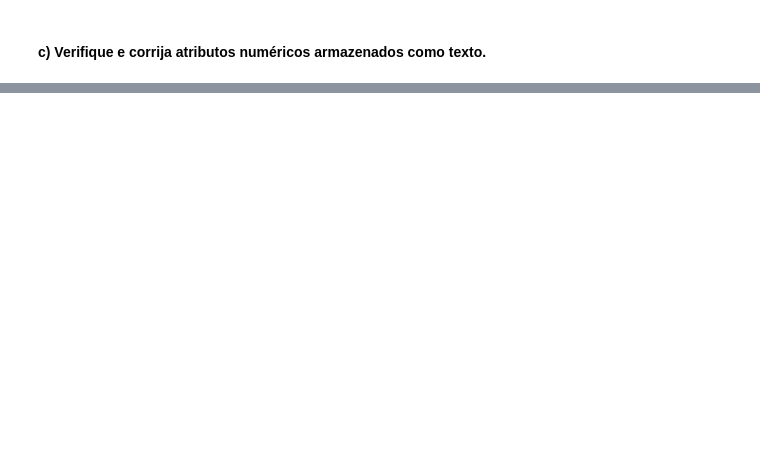
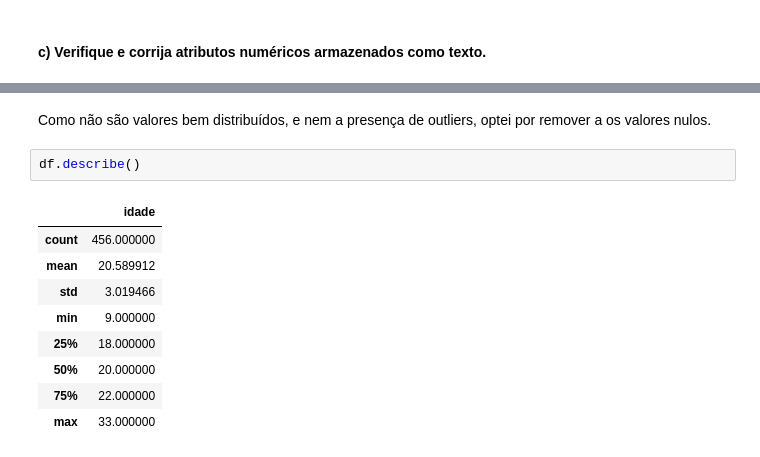
Before and after one commit to assincrono/analise-evasao-escolar, a Jupyter notebook: main.ipynb, the cells around one changed output, grey strips where cells are left out. Cells and saved outputs as stored; diff of their text form; blank space fills up the shorter version.

```diff
--- a/main.ipynb
+++ b/main.ipynb
@@ -194,0 +221,14 @@ Length: 4, dtype: string
+# %% [markdown]
+Como não são valores bem distribuídos, e nem a presença de outliers, optei por remover a os valores nulos.
+# %%
+df.describe()
+# %% [output]
+|  | idade |
+| count | 456.000000 |
+| mean | 20.589912 |
+| std | 3.019466 |
+| min | 9.000000 |
+| 25% | 18.000000 |
+| 50% | 20.000000 |
+| 75% | 22.000000 |
+| max | 33.000000 |
```
Also changed, not shown: parts of 4 cells of this notebook.
